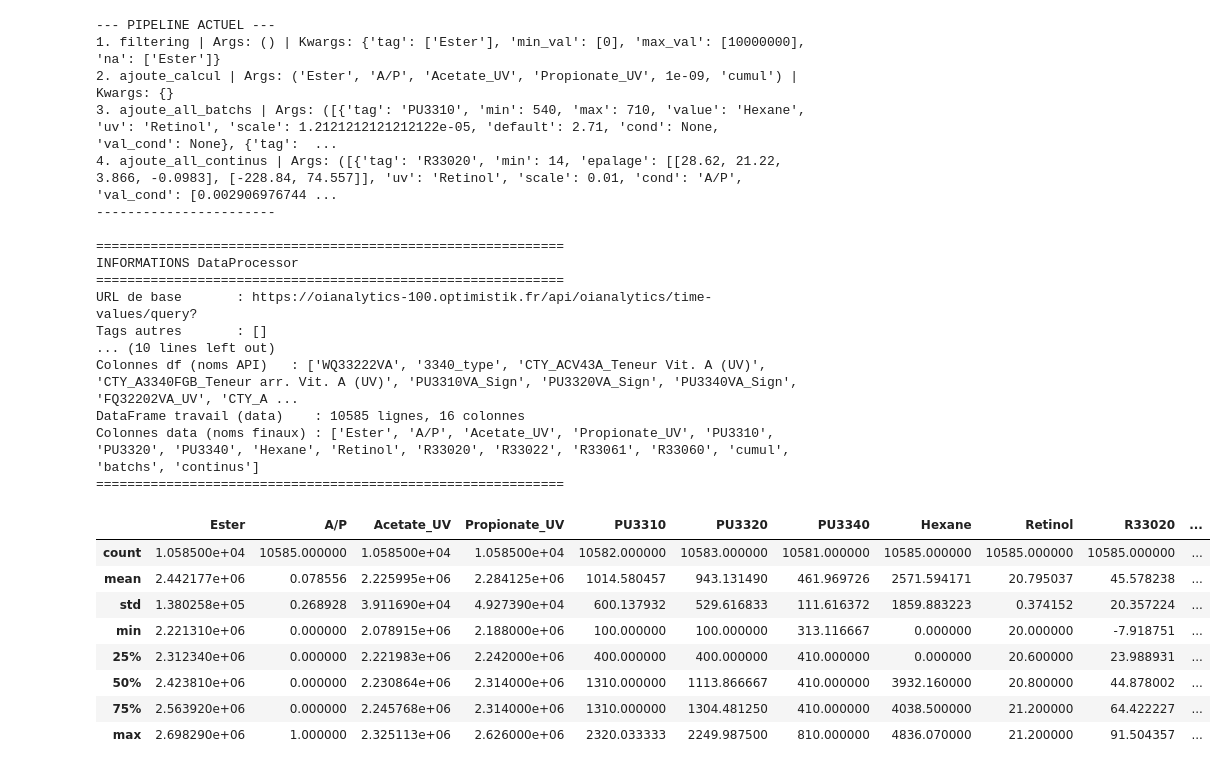
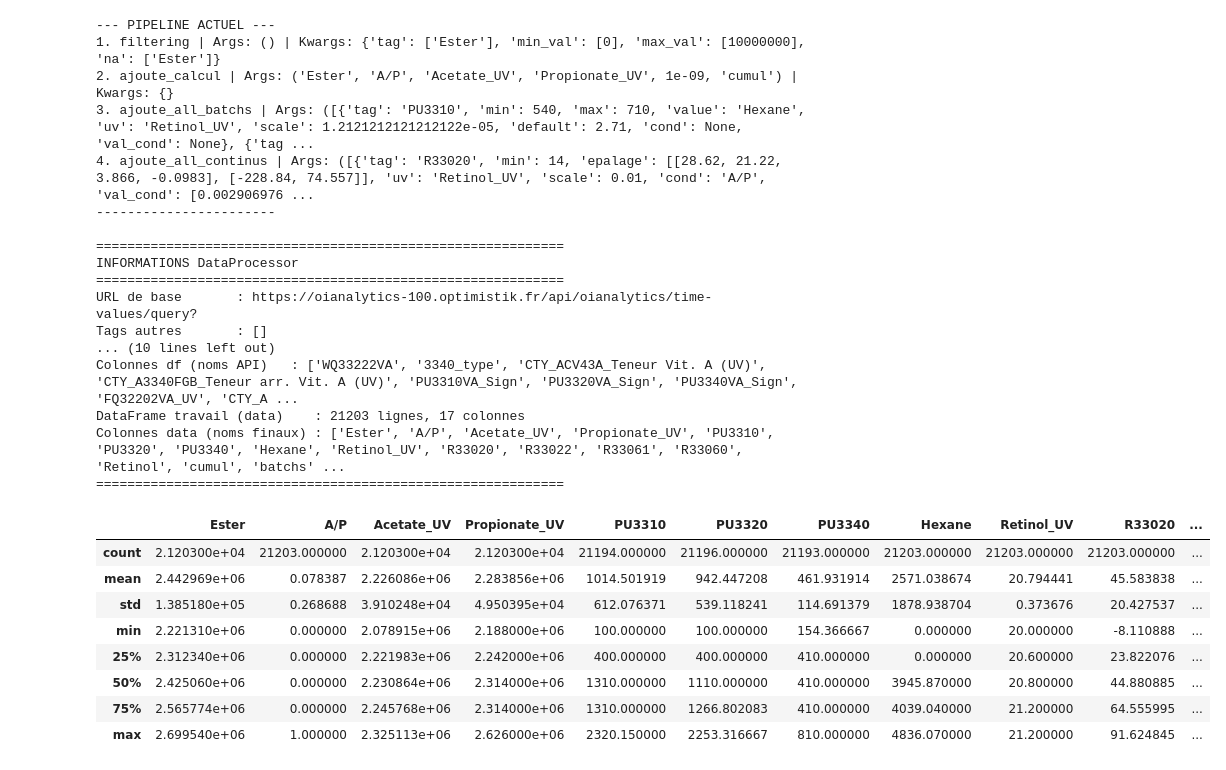
Before and after one commit to e-coucou/Machine-Learning, a Jupyter notebook: 2-OI_a/OI_Suivi_VA.ipynb, the cells around one changed output. Saved outputs shown, nothing was run; the diff lists cells and outputs as text; code cells hidden in the pictures.

```diff
--- a/2-OI_a/OI_Suivi_VA.ipynb
+++ b/2-OI_a/OI_Suivi_VA.ipynb
@@ -21,10 +21,11 @@ tags = [
         {'tag':'PU3320VA_Sign','nom':'PU3320','info':'signature du PU3320'},
         {'tag':'PU3340VA_Sign','nom':'PU3340','info':'signature du PU3340'},
         {'tag':'FQ32202VA_UV','nom':'Hexane','info':'VA diluée dans de l\'hexane'},
-        {'tag':'CTY_A3230A_Teneur en rétinol', 'nom':'Retinol','info':'A3230A teneur en rétinol lavé'},
+        {'tag':'CTY_A3230A_Teneur en rétinol', 'nom':'Retinol_UV','info':'A3230A teneur en rétinol lavé'},
         {'tag':'LI33203VA','nom':'R33020','info':'niveau du R33020'},
         {'tag':'LI33218VA','nom':'R33022','info':'niveau du R33022'},
         {'tag':'LI33225VA','nom':'R33061','info':'niveau du R33061'},
         {'tag':'WI33222VA','nom':'R33060','info':'peson du R33060'},
+        {'tag':'FQ32202VA','nom':'Retinol','info':'Consommation rétinol phase Ester'},
     ]
 # %%
@@ -48,7 +53,7 @@ processor = OI_DataProcessor(
     tags_selected = tags,
     start='2026-05-12',
     end='2026-05-14',
-    interval='PT20M',
+    interval='PT1H',
     verbose=False
 )
 
@@ -67,8 +72,8 @@ processor.filtering(
 processor.ajoute_calcul('Ester','A/P','Acetate_UV','Propionate_UV',1e-9,'cumul')
 #processor.ajoute_batch(batchs[3],'batchs')
 #processor.ajoute_continus(continus[0],'continus')
-processor.ajoute_all_batchs(batchs,'batchs')
-processor.ajoute_all_continus(continus,'continus')
+processor.ajoute_all_batchs(produits[0]['batchs'],'batchs')
+processor.ajoute_all_continus(produits[0]['continus'],'continus')
 #processor.ajoute_cumul('A1000M_Poids', 'A1000M_UV_Auto', 1000, 'Cumul_UV')
 #processor.ajouter_moyennes_glissantes_ponderee('A1000M_Poids', 'A1000M_UV_Auto', 'A1000M_Moyenne_UV', window=15)
 #processor.ajouter_moyennes_glissantes('Acetate_UV', 'Acetate_Moyenne_UV', window=15)
@@ -99,41 +104,42 @@ Colonnes data (noms finaux) : ['Ester', 'A/P', 'Acetate_UV', 'Propionate_UV', 'P
 # %%
 # 1. On veut changer de date ?
 processor.start = '2026-01-01'
 processor.end = '2026-12-31'
+processor.interval = 'PT10M'
 
 # 2. On recalcule TOUT (merge + filtres + cumul) en une commande
 processor.recalculate()
 
 # 3. On vérifie le pipeline
 processor.show_pipeline()
 processor.info()
 processor.data.describe()
 # %% [output]
 --- PIPELINE ACTUEL ---
 1. filtering | Args: () | Kwargs: {'tag': ['Ester'], 'min_val': [0], 'max_val': [10000000], 'na': ['Ester']}
 2. ajoute_calcul | Args: ('Ester', 'A/P', 'Acetate_UV', 'Propionate_UV', 1e-09, 'cumul') | Kwargs: {}
-3. ajoute_all_batchs | Args: ([{'tag': 'PU3310', 'min': 540, 'max': 710, 'value': 'Hexane', 'uv': 'Retinol', 'scale': 1.2121212121212122e-05, 'default': 2.71, 'cond': None, 'val_cond': None}, {'tag':  ...
-4. ajoute_all_continus | Args: ([{'tag': 'R33020', 'min': 14, 'epalage': [[28.62, 21.22, 3.866, -0.0983], [-228.84, 74.557]], 'uv': 'Retinol', 'scale': 0.01, 'cond': 'A/P', 'val_cond': [0.002906976744 ...
+3. ajoute_all_batchs | Args: ([{'tag': 'PU3310', 'min': 540, 'max': 710, 'value': 'Hexane', 'uv': 'Retinol_UV', 'scale': 1.2121212121212122e-05, 'default': 2.71, 'cond': None, 'val_cond': None}, {'tag ...
+4. ajoute_all_continus | Args: ([{'tag': 'R33020', 'min': 14, 'epalage': [[28.62, 21.22, 3.866, -0.0983], [-228.84, 74.557]], 'uv': 'Retinol_UV', 'scale': 0.01, 'cond': 'A/P', 'val_cond': [0.002906976 ...
 -----------------------
 
 ============================================================
 INFORMATIONS DataProcessor
 ============================================================
 URL de base       : https://oianalytics-100.optimistik.fr/api/oianalytics/time-values/query?
 Tags autres       : []
 ... (10 lines left out)
 Colonnes df (noms API)   : ['WQ33222VA', '3340_type', 'CTY_ACV43A_Teneur Vit. A (UV)', 'CTY_A3340FGB_Teneur arr. Vit. A (UV)', 'PU3310VA_Sign', 'PU3320VA_Sign', 'PU3340VA_Sign', 'FQ32202VA_UV', 'CTY_A ...
-DataFrame travail (data)    : 10585 lignes, 16 colonnes
-Colonnes data (noms finaux) : ['Ester', 'A/P', 'Acetate_UV', 'Propionate_UV', 'PU3310', 'PU3320', 'PU3340', 'Hexane', 'Retinol', 'R33020', 'R33022', 'R33061', 'R33060', 'cumul', 'batchs', 'continus']
+DataFrame travail (data)    : 21203 lignes, 17 colonnes
+Colonnes data (noms finaux) : ['Ester', 'A/P', 'Acetate_UV', 'Propionate_UV', 'PU3310', 'PU3320', 'PU3340', 'Hexane', 'Retinol_UV', 'R33020', 'R33022', 'R33061', 'R33060', 'Retinol', 'cumul', 'batchs' ...
 ============================================================
-|  | Ester | A/P | Acetate_UV | Propionate_UV | PU3310 | PU3320 | PU3340 | Hexane | Retinol | R33020 | ... |
-| count | 1.058500e+04 | 10585.000000 | 1.058500e+04 | 1.058500e+04 | 10582.000000 | 10583.000000 | 10581.000000 | 10585.000000 | 10585.000000 | 10585.000000 | ... |
-| mean | 2.442177e+06 | 0.078556 | 2.225995e+06 | 2.284125e+06 | 1014.580457 | 943.131490 | 461.969726 | 2571.594171 | 20.795037 | 45.578238 | ... |
-| std | 1.380258e+05 | 0.268928 | 3.911690e+04 | 4.927390e+04 | 600.137932 | 529.616833 | 111.616372 | 1859.883223 | 0.374152 | 20.357224 | ... |
-| min | 2.221310e+06 | 0.000000 | 2.078915e+06 | 2.188000e+06 | 100.000000 | 100.000000 | 313.116667 | 0.000000 | 20.000000 | -7.918751 | ... |
-| 25% | 2.312340e+06 | 0.000000 | 2.221983e+06 | 2.242000e+06 | 400.000000 | 400.000000 | 410.000000 | 0.000000 | 20.600000 | 23.988931 | ... |
-| 50% | 2.423810e+06 | 0.000000 | 2.230864e+06 | 2.314000e+06 | 1310.000000 | 1113.866667 | 410.000000 | 3932.160000 | 20.800000 | 44.878002 | ... |
-| 75% | 2.563920e+06 | 0.000000 | 2.245768e+06 | 2.314000e+06 | 1310.000000 | 1304.481250 | 410.000000 | 4038.500000 | 21.200000 | 64.422227 | ... |
-| max | 2.698290e+06 | 1.000000 | 2.325113e+06 | 2.626000e+06 | 2320.033333 | 2249.987500 | 810.000000 | 4836.070000 | 21.200000 | 91.504357 | ... |
+|  | Ester | A/P | Acetate_UV | Propionate_UV | PU3310 | PU3320 | PU3340 | Hexane | Retinol_UV | R33020 | ... |
+| count | 2.120300e+04 | 21203.000000 | 2.120300e+04 | 2.120300e+04 | 21194.000000 | 21196.000000 | 21193.000000 | 21203.000000 | 21203.000000 | 21203.000000 | ... |
+| mean | 2.442969e+06 | 0.078387 | 2.226086e+06 | 2.283856e+06 | 1014.501919 | 942.447208 | 461.931914 | 2571.038674 | 20.794441 | 45.583838 | ... |
+| std | 1.385180e+05 | 0.268688 | 3.910248e+04 | 4.950395e+04 | 612.076371 | 539.118241 | 114.691379 | 1878.938704 | 0.373676 | 20.427537 | ... |
+| min | 2.221310e+06 | 0.000000 | 2.078915e+06 | 2.188000e+06 | 100.000000 | 100.000000 | 154.366667 | 0.000000 | 20.000000 | -8.110888 | ... |
+| 25% | 2.312340e+06 | 0.000000 | 2.221983e+06 | 2.242000e+06 | 400.000000 | 400.000000 | 410.000000 | 0.000000 | 20.600000 | 23.822076 | ... |
+| 50% | 2.425060e+06 | 0.000000 | 2.230864e+06 | 2.314000e+06 | 1310.000000 | 1110.000000 | 410.000000 | 3945.870000 | 20.800000 | 44.880885 | ... |
+| 75% | 2.565774e+06 | 0.000000 | 2.245768e+06 | 2.314000e+06 | 1310.000000 | 1266.802083 | 410.000000 | 4039.040000 | 21.200000 | 64.555995 | ... |
+| max | 2.699540e+06 | 1.000000 | 2.325113e+06 | 2.626000e+06 | 2320.150000 | 2253.316667 | 810.000000 | 4836.070000 | 21.200000 | 91.624845 | ... |
 # %%
 processor.data.batchs.value_counts()
```
Also changed, not shown: parts of 10 cells of this notebook, 1 other file.
